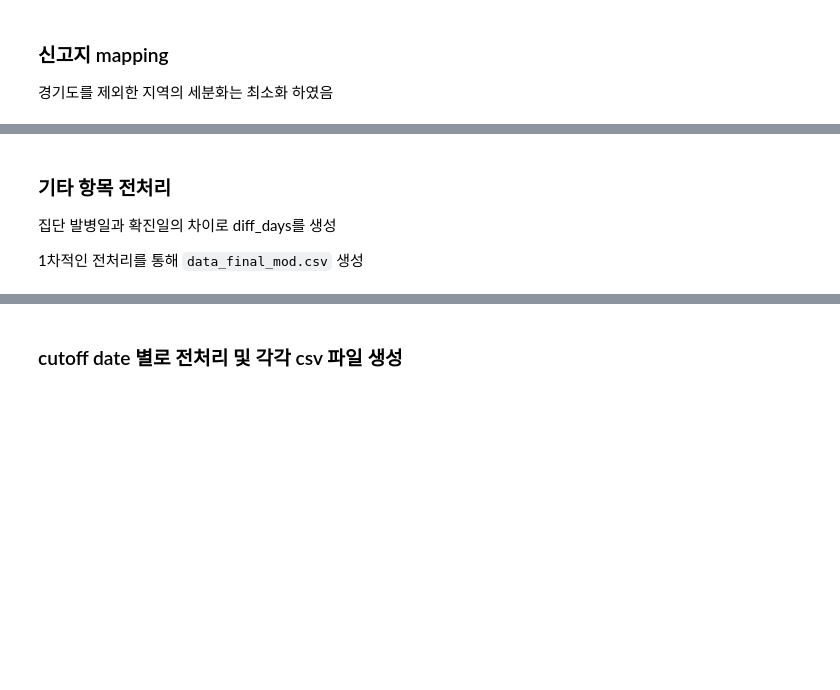
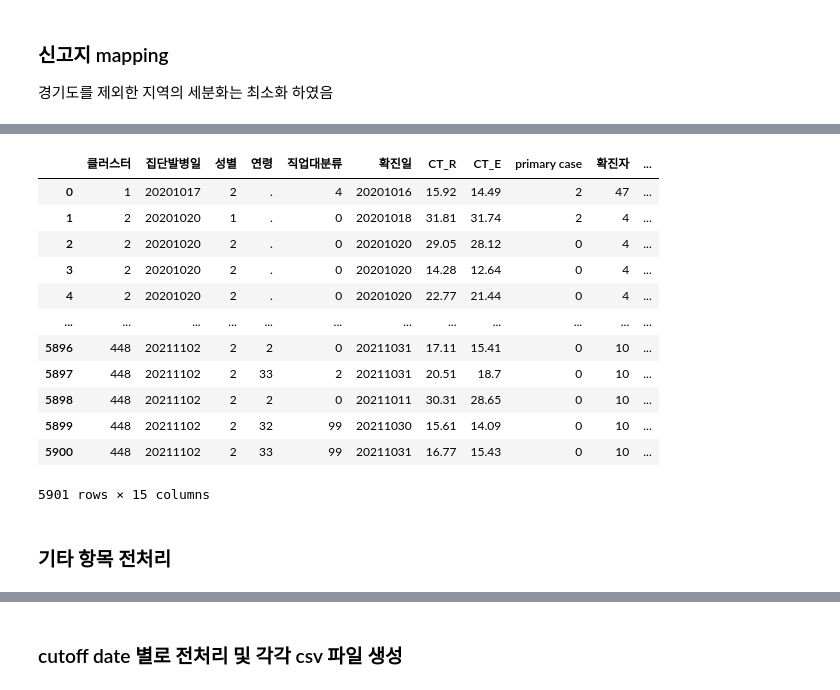
Before and after one commit to bubble3jh/cluster-regression, a Jupyter notebook: data/data_mod.ipynb, the cells around one changed output, grey strips where cells are left out. Saved outputs shown, nothing was run; the diff lists cells and outputs as text; code cells hidden in the pictures; blank space fills up the shorter version.

````diff
--- a/data/data_mod.ipynb
+++ b/data/data_mod.ipynb
@@ -227,7 +254,6 @@ def replace_column(df, column_name):
     df[new_column_name] = df[new_column_name].str.replace('(', '').str.replace(')', '') # 괄호 제거
     return df
 # %%
-df = pd.read_csv("집단사례보고.csv",encoding='euc-kr' )
 df = replace_column(df, '장소')
 df["장소"] = df["장소_index"].map(mapping)
 df["장소클러스터"]=df["장소"]
@@ -285,7 +311,6 @@ def clean_value(value):
         value="고창군"
     return value
 # %%
-df = pd.read_csv("집단사례보고.csv",encoding='euc-kr' )
 df['주소'] = df['주소'].apply(clean_value)
 
 df["주소"].unique()
@@ -292,6 +322,3 @@ df["주소"].unique()
-# %%
-df = pd.read_csv("집단사례보고_raw.csv" )
-df["주소"].unique()
 # %%
 add_map={'광주시':0, '부천시':1, '안양시':2, '용인시':3, '파주시':4, '고양시':5, '평택시':6, '의정부시':7, '양평시':8,
        '성남시':9, '화성시':10, '남양주시':11, '하남시':12, '수원시':13, '안산시':14, '과천시':15, '구리시':16, '포천시':17,
@@ -329,6 +356,5 @@ def clean_value_rep(value):
         value="전국"
     return value
 # %%
-df = pd.read_csv("집단사례보고.csv",encoding='euc-kr' )
 df['신고지']=df['신고지'].apply(clean_value_rep)
 df['신고지'].unique()
@@ -350,12 +373,25 @@ rep_map={'광주시':0, '부천시':1, '안양시':2, '용인시':3, '파주시'
        '가평군':27, '동두천시':28, '연천군':29, '양주시':30, '양평군':8, '인천시':31, "서울시":32, "전국":33}
 # %%
 df['신고지_index']=df['신고지'].map(rep_map)
-# %% [markdown]
-### 기타 항목 전처리
-
-집단 발병일과 확진일의 차이로 diff_days를 생성
-
-1차적인 전처리를 통해 ```data_final_mod.csv``` 생성
+# %%
+df.drop(['증상발현일','시리얼','확진자번호','장소','상호','주소','신고지','직업명','CT_N','감염경로종합평가','개인위험특성','감염장소위험특성','백신접종사항','주요감염원인','클러스터외확진자','type_f','infector_id','primary_case_id','접촉자','Secon_attack','SA_F_Incld','방역수칙_1','방역수칙_2','방역수칙_3','방역수칙_4','방역수칙_5','방역수칙_행정명령','위험도_1','위험도_2','위험도_3','위험도_4(군집도)','위험도_5','위험도_6','기타'],inplace=True,axis=1)
+df
+# %% [output]
+|  | 클러스터 | 집단발병일 | 성별 | 연령 | 직업대분류 | 확진일 | CT_R | CT_E | primary case | 확진자 | ... |
+| 0 | 1 | 20201017 | 2 | . | 4 | 20201016 | 15.92 | 14.49 | 2 | 47 | ... |
+| 1 | 2 | 20201020 | 1 | . | 0 | 20201018 | 31.81 | 31.74 | 2 | 4 | ... |
+| 2 | 2 | 20201020 | 2 | . | 0 | 20201020 | 29.05 | 28.12 | 0 | 4 | ... |
+| 3 | 2 | 20201020 | 2 | . | 0 | 20201020 | 14.28 | 12.64 | 0 | 4 | ... |
+| 4 | 2 | 20201020 | 2 | . | 0 | 20201020 | 22.77 | 21.44 | 0 | 4 | ... |
+| ... | ... | ... | ... | ... | ... | ... | ... | ... | ... | ... | ... |
+| 5896 | 448 | 20211102 | 2 | 2 | 0 | 20211031 | 17.11 | 15.41 | 0 | 10 | ... |
+| 5897 | 448 | 20211102 | 2 | 33 | 2 | 20211031 | 20.51 | 18.7 | 0 | 10 | ... |
+| 5898 | 448 | 20211102 | 2 | 2 | 0 | 20211011 | 30.31 | 28.65 | 0 | 10 | ... |
+| 5899 | 448 | 20211102 | 2 | 32 | 99 | 20211030 | 15.61 | 14.09 | 0 | 10 | ... |
+| 5900 | 448 | 20211102 | 2 | 33 | 99 | 20211031 | 16.77 | 15.43 | 0 | 10 | ... |
+5901 rows × 15 columns
+# %% [markdown]
+### 기타 항목 전처리
 # %%
 # 성별 1, 2 한국 남자, 한국 여자와 3, 4 외국남자 외국여자를 is_koren과 성별 두개의 coulumn으로 분리
 
````
Also changed, not shown: parts of 13 cells of this notebook, 11 other files.
